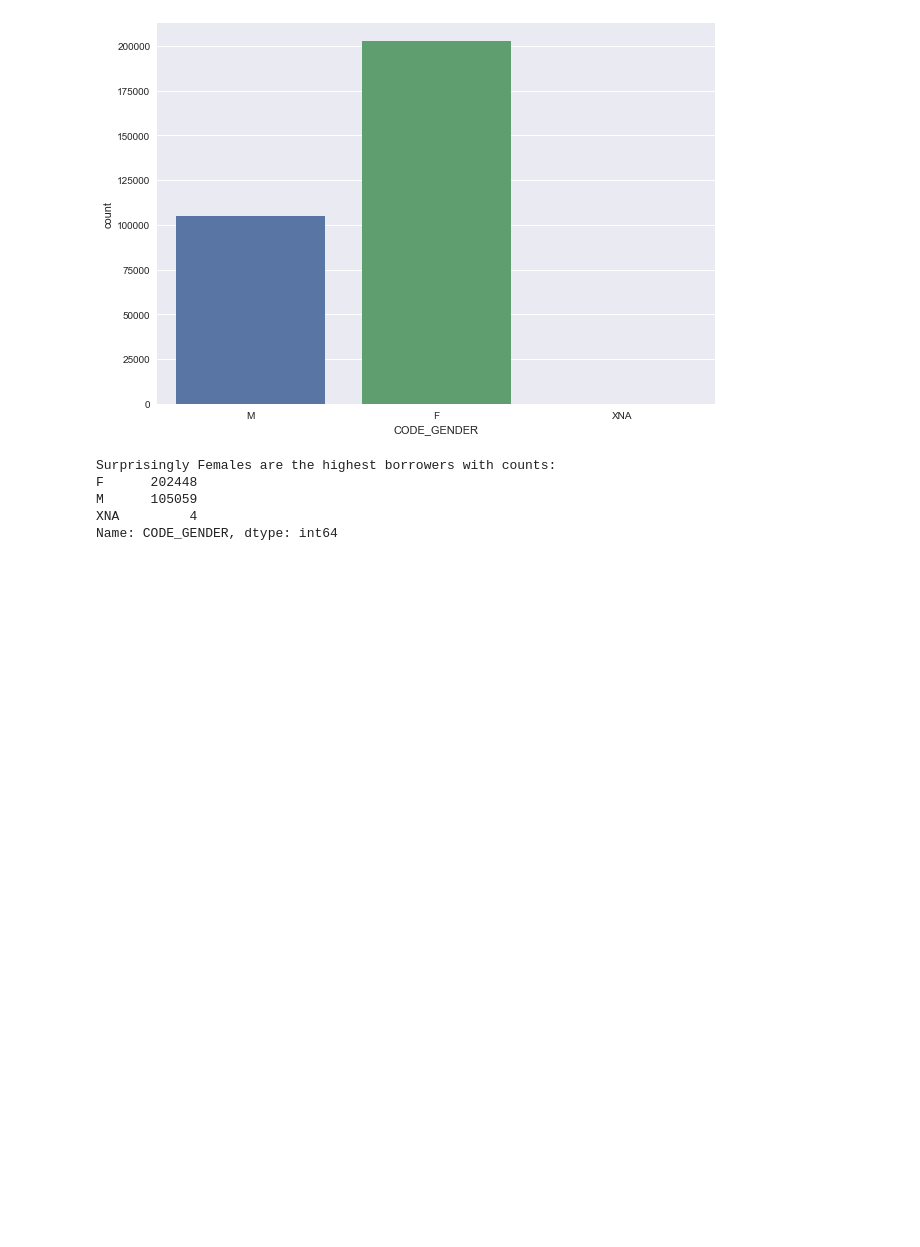
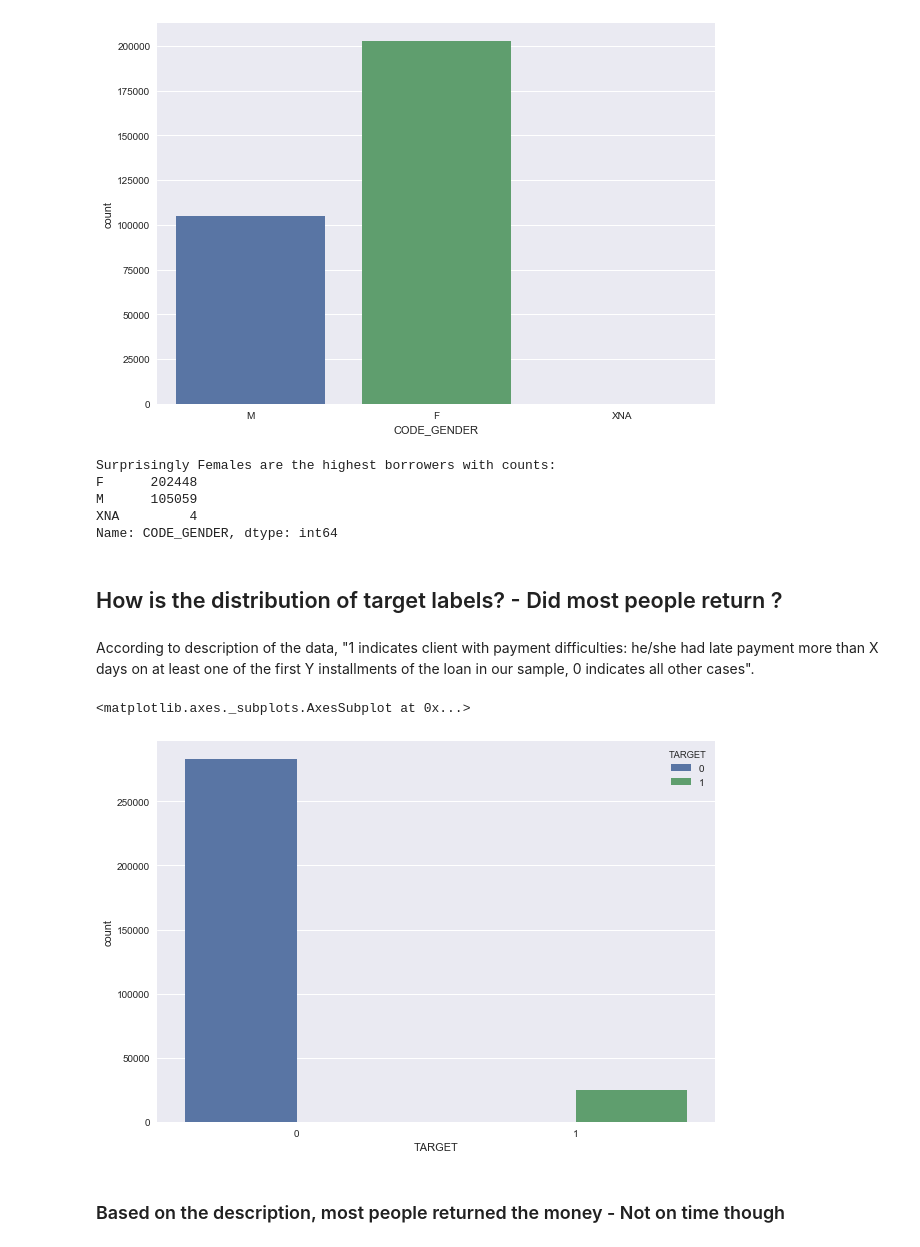
Before and after one commit to rakshithvasudev/Home-Credit-Default-Risk, a Jupyter notebook: EDA/Exploratory Data Analysis - Application Train.ipynb, the cells around one changed output. Saved outputs shown, nothing was run; the diff lists cells and outputs as text; code cells hidden in the pictures; blank space fills up the shorter version.

Commit message:
did most people return the money?

```diff
--- a/EDA/Exploratory Data Analysis.ipynb
+++ b/EDA/Exploratory Data Analysis - Application Train.ipynb
@@ -108,3 +108,15 @@ F      202448
 M      105059
 XNA         4
 Name: CODE_GENDER, dtype: int64
+# %% [markdown]
+## How is the distribution of target labels? - Did most people return ?
+# %% [markdown]
+According to description of the data, "1 indicates client with payment difficulties: he/she had late payment more than X days on at least one of the first Y installments of the loan in our sample, 0 indicates all other cases".
+# %%
+fig, ax = plt.subplots(figsize=(10,7))
+sns.countplot(x ='TARGET',data=train, hue='TARGET')
+# %% [output]
+<matplotlib.axes._subplots.AxesSubplot at 0x...>
+[figure, added]
+# %% [markdown]
+### Based on the description, most people returned the money - Not on time though
```
Also changed, not shown: parts of 2 cells of this notebook.
